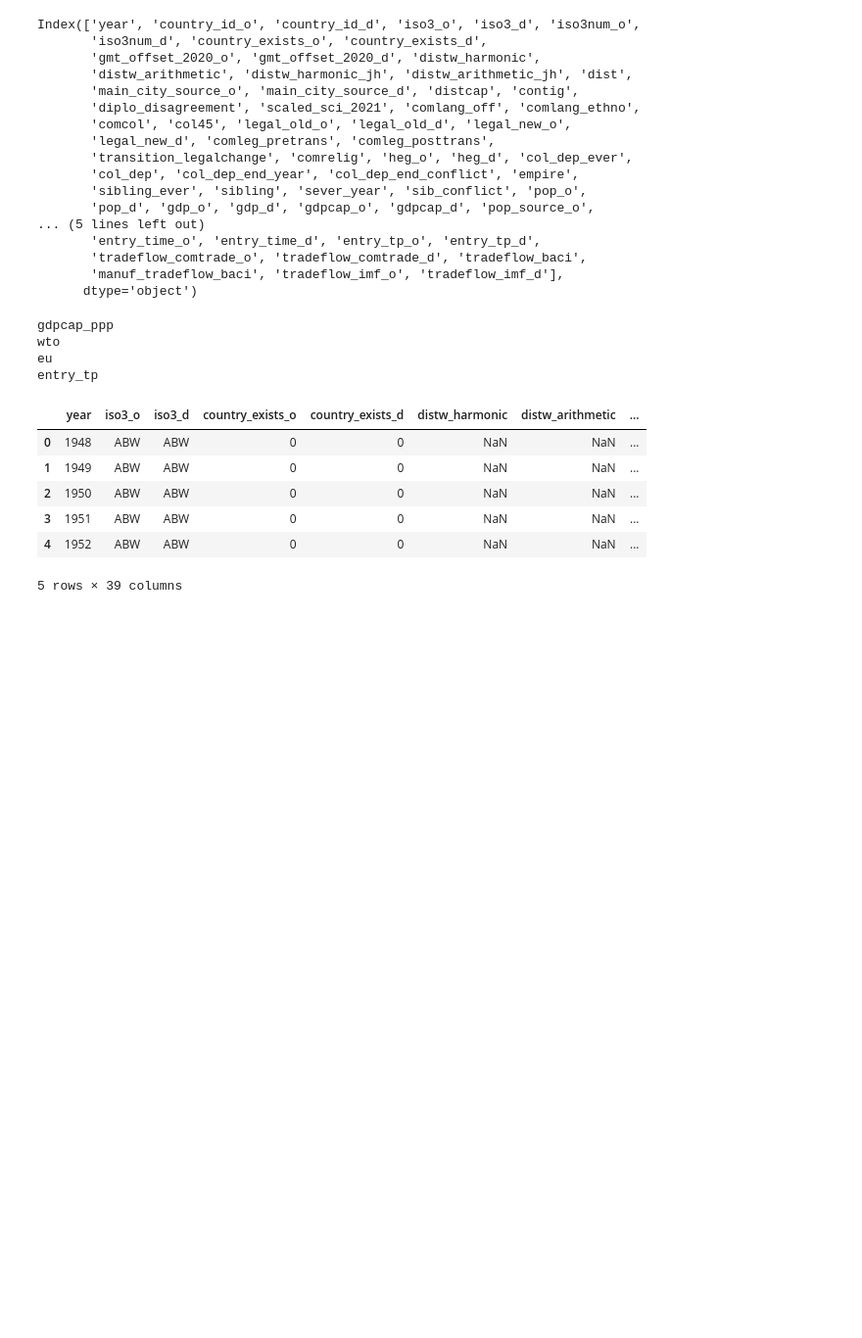
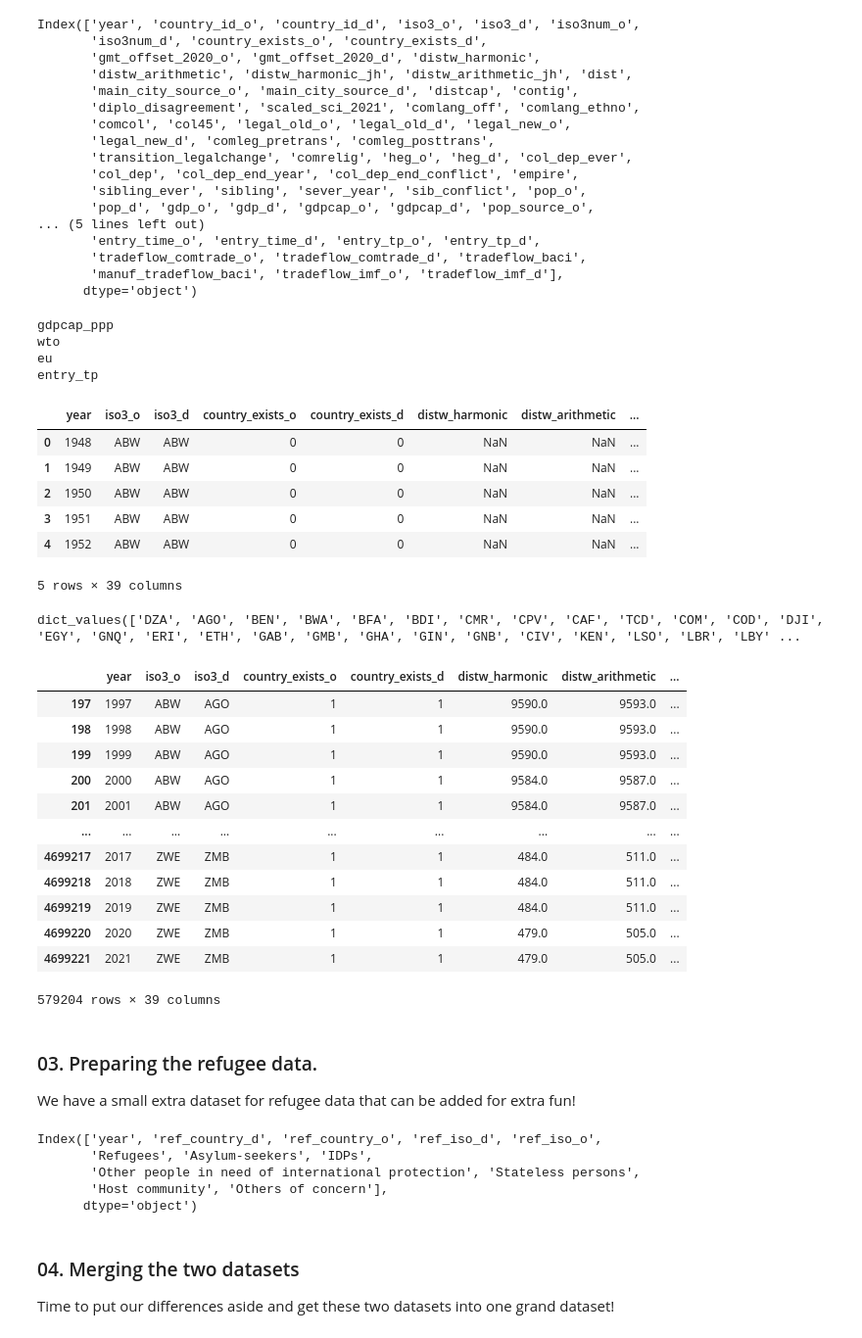
Before and after one commit to poopiboi/bachelor_2026, a Jupyter notebook: 02_EDA.ipynb, the cells around one changed output. Shown at 98% size. Drawn from its saved outputs; the diff is of its cells as text; code cells hidden in the pictures; blank space fills up the shorter version.

Commit message:
feat: Initial merge of dataframes

```diff
--- a/02_EDA.ipynb
+++ b/02_EDA.ipynb
@@ -39,4 +44,10 @@ df_g = pd.read_csv(gravity)
 # %%
+acled_af = f"{ACLED_folder_path}/ACLEDAfricaData_1997_2026-02-02.csv"
+gravity = f"{Gravity_folder_path}/Gravity_V202211.csv"
+
+df_a = pd.read_csv(acled_af)
+df_g = pd.read_csv(gravity)
+
 # We can filter to the relevant columns we want - More can be added here, but update dummy code below if need be
 #   inter1 is the perpetrator, inter2 is the target
 df_a_filter = df_a[["country", "year", "disorder_type", "event_type", "inter1", "inter2", "fatalities"]
@@ -50,6 +61,5 @@ event_types = df_a_filter["event_type"].unique()
 attack_groups = df_a_filter["inter1"].unique()
 target_groups = df_a_filter["inter2"].unique()
 
-# Now we need to link the countries to the tags in Gravity
-
+# Now we need to link the countries to the tags in Gravity, so the countries can be linked between the two datasets
 df_a_filter.tail(5)
@@ -138,3 +167,54 @@ display(df_g_filter.head())
 | 3 | 1951 | ABW | ABW | 0 | 0 | NaN | NaN | ... |
 | 4 | 1952 | ABW | ABW | 0 | 0 | NaN | NaN | ... |
 5 rows × 39 columns
+# %%
+country_iso_dict.values()
+# %% [output]
+dict_values(['DZA', 'AGO', 'BEN', 'BWA', 'BFA', 'BDI', 'CMR', 'CPV', 'CAF', 'TCD', 'COM', 'COD', 'DJI', 'EGY', 'GNQ', 'ERI', 'ETH', 'GAB', 'GMB', 'GHA', 'GIN', 'GNB', 'CIV', 'KEN', 'LSO', 'LBR', 'LBY' ...
+# %%
+''' We can now apply a lot of clean-up filters:
+
+- remove any rows for years before 1997
+- remove rows where any of the two countries do not exist
+- remove rows where origin and destination country is identical (these are silly)
+- remove rows where neither origin or destination is in Africa (this we can change later if we go beyond Africa)
+'''
+
+# We can now apply a lot of clean-up filters:
+#
+# Filter if any of the countries do not exist AND remove any data from before the year 1997.
+
+df_g_filter = df_g_filter[
+    (df_g["year"] >= 1997) &
+    (df_g["country_exists_o"] == 1) &
+    (df_g["country_exists_d"] == 1) &
+    (df_g["iso3_o"] != df_g["iso3_d"]) &
+    (
+        (df_g["iso3_o"].isin(country_iso_dict.values())) |
+        (df_g["iso3_d"].isin(country_iso_dict.values()))
+    )
+]
+
+# This gives us ~1420 origin rows per country
+
+# Gravity is now ready for merging.
+# %%
+df_g_filter
+# %% [output]
+|  | year | iso3_o | iso3_d | country_exists_o | country_exists_d | distw_harmonic | distw_arithmetic | ... |
+| 197 | 1997 | ABW | AGO | 1 | 1 | 9590.0 | 9593.0 | ... |
+| 198 | 1998 | ABW | AGO | 1 | 1 | 9590.0 | 9593.0 | ... |
+| 199 | 1999 | ABW | AGO | 1 | 1 | 9590.0 | 9593.0 | ... |
+| 200 | 2000 | ABW | AGO | 1 | 1 | 9584.0 | 9587.0 | ... |
+| 201 | 2001 | ABW | AGO | 1 | 1 | 9584.0 | 9587.0 | ... |
+| ... | ... | ... | ... | ... | ... | ... | ... | ... |
+| 4699217 | 2017 | ZWE | ZMB | 1 | 1 | 484.0 | 511.0 | ... |
+| 4699218 | 2018 | ZWE | ZMB | 1 | 1 | 484.0 | 511.0 | ... |
+| 4699219 | 2019 | ZWE | ZMB | 1 | 1 | 484.0 | 511.0 | ... |
+| 4699220 | 2020 | ZWE | ZMB | 1 | 1 | 479.0 | 505.0 | ... |
+| 4699221 | 2021 | ZWE | ZMB | 1 | 1 | 479.0 | 505.0 | ... |
+579204 rows × 39 columns
+# %% [markdown]
+### 03. Preparing the refugee data.
+
+We have a small extra dataset for refugee data that can be added for extra fun!
@@ -140,0 +236,8 @@ display(df_g_filter.head())
+# %%
+df_s.columns
+# %% [output]
+Index(['year', 'ref_country_d', 'ref_country_o', 'ref_iso_d', 'ref_iso_o',
+       'Refugees', 'Asylum-seekers', 'IDPs',
+       'Other people in need of international protection', 'Stateless persons',
+       'Host community', 'Others of concern'],
+      dtype='object')
@@ -140,0 +269,4 @@ display(df_g_filter.head())
+# %% [markdown]
+### 04. Merging the two datasets
+
+Time to put our differences aside and get these two datasets into one grand dataset!
```
Also changed, not shown: parts of 15 cells of this notebook, 1 other file.
